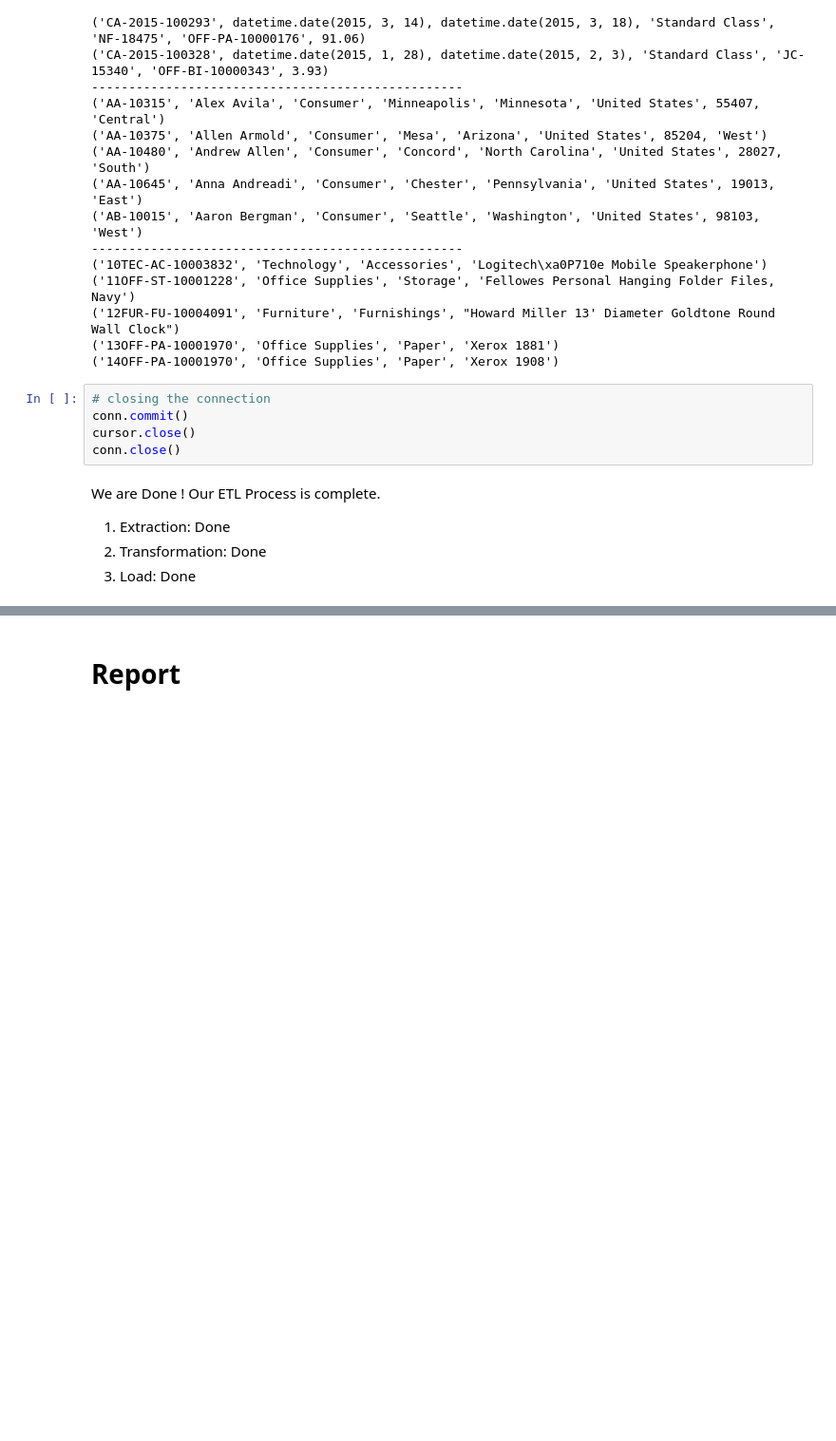
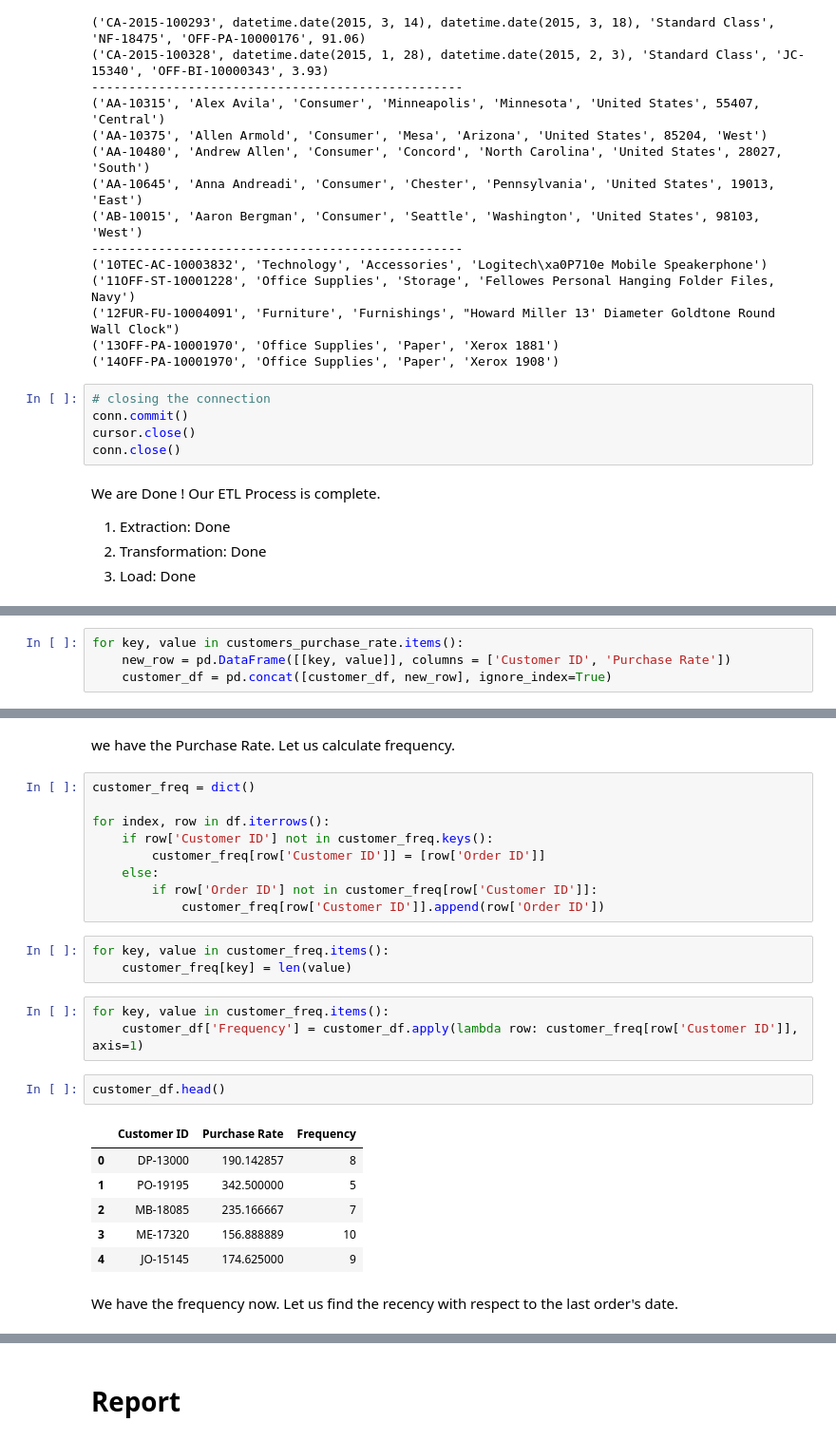
Before and after one commit to Dhami0007/Superstore_SQL_Project, a Jupyter notebook: Superstore_SQL_analysis.ipynb, the cells around one changed output, grey strips where cells are left out. Shown at 95% size. Cells and saved outputs as stored; diff of their text form; blank space fills up the shorter version.

```diff
--- a/Superstore_SQL_analysis.ipynb
+++ b/Superstore_SQL_analysis.ipynb
@@ -795,0 +879,4 @@ We are Done ! Our ETL Process is complete.
+# %%
+for key, value in customers_purchase_rate.items():
+    new_row = pd.DataFrame([[key, value]], columns = ['Customer ID', 'Purchase Rate'])
+    customer_df = pd.concat([customer_df, new_row], ignore_index=True)
@@ -795,0 +892,28 @@ We are Done ! Our ETL Process is complete.
+# %% [markdown]
+we have the Purchase Rate. Let us calculate frequency.
+# %%
+customer_freq = dict()
+
+for index, row in df.iterrows():
+    if row['Customer ID'] not in customer_freq.keys():
+        customer_freq[row['Customer ID']] = [row['Order ID']]
+    else:
+        if row['Order ID'] not in customer_freq[row['Customer ID']]:
+            customer_freq[row['Customer ID']].append(row['Order ID'])
+# %%
+for key, value in customer_freq.items():
+    customer_freq[key] = len(value)
+# %%
+for key, value in customer_freq.items():
+    customer_df['Frequency'] = customer_df.apply(lambda row: customer_freq[row['Customer ID']], axis=1)
+# %%
+customer_df.head()
+# %% [output]
+|  | Customer ID | Purchase Rate | Frequency |
+| 0 | DP-13000 | 190.142857 | 8 |
+| 1 | PO-19195 | 342.500000 | 5 |
+| 2 | MB-18085 | 235.166667 | 7 |
+| 3 | ME-17320 | 156.888889 | 10 |
+| 4 | JO-15145 | 174.625000 | 9 |
+# %% [markdown]
+We have the frequency now. Let us find the recency with respect to the last order's date.
```
Also changed, not shown: parts of 24 cells of this notebook, 2 other files.
